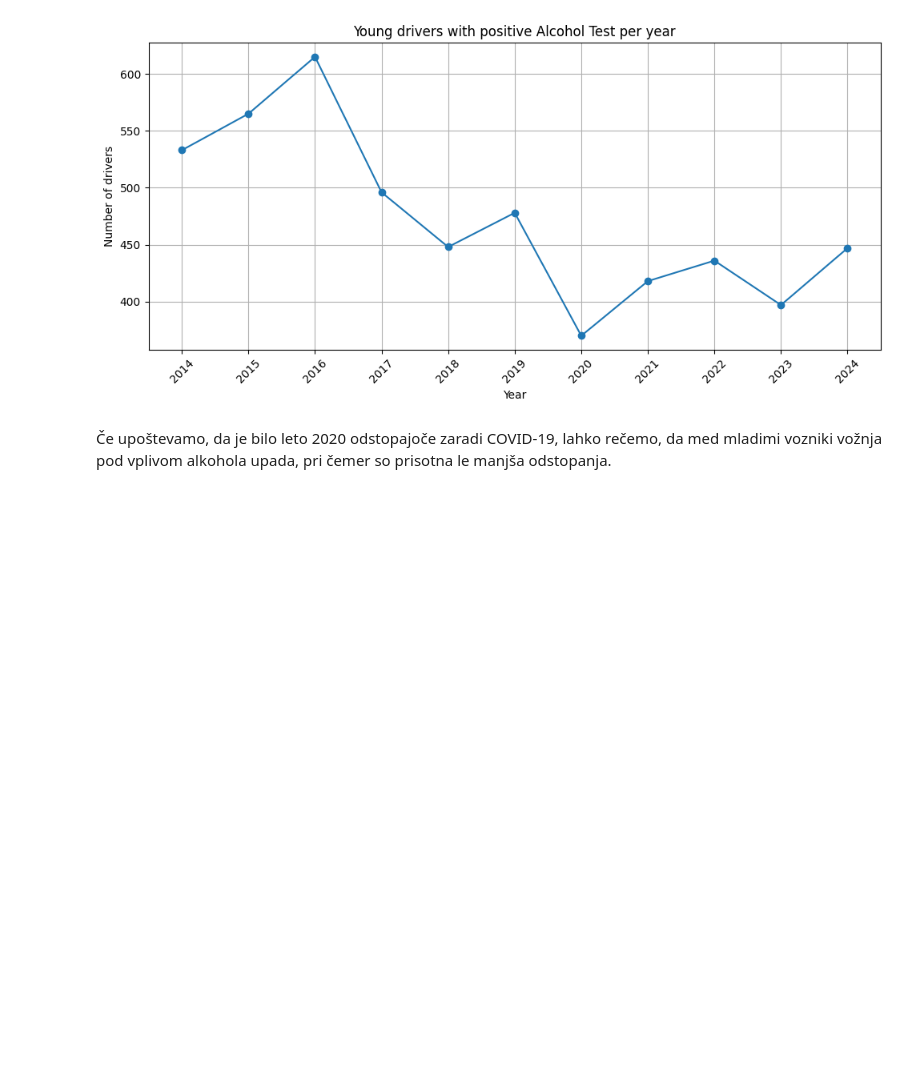
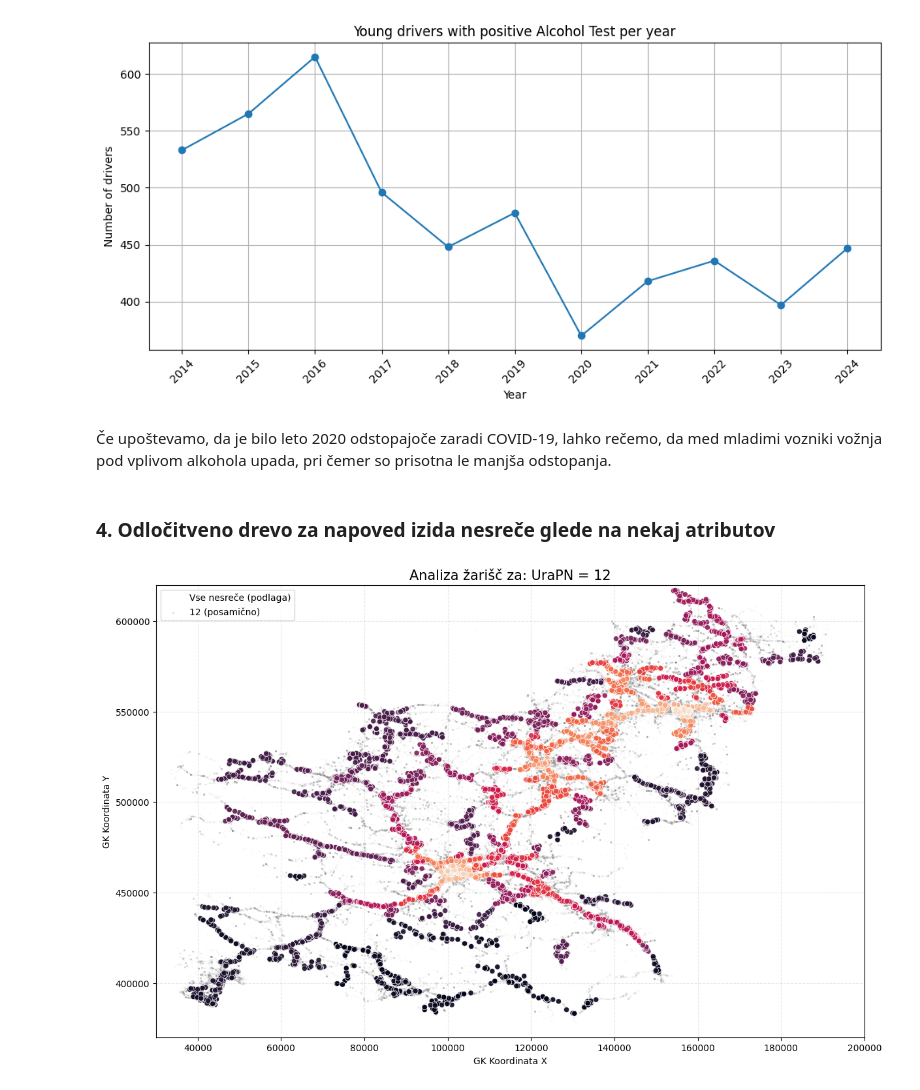
Before and after one commit to PatrikFurlan/PR2615, a Jupyter notebook: notebook.ipynb, the cells around one changed output. Cells and saved outputs as stored; diff of their text form; code cells hidden in the pictures; blank space fills up the shorter version.

```diff
--- a/notebook.ipynb
+++ b/notebook.ipynb
@@ -309,3 +318,55 @@ plt.show()
 [figure]
 # %% [markdown]
 Če upoštevamo, da je bilo leto 2020 odstopajoče zaradi COVID-19, lahko rečemo, da med mladimi vozniki vožnja pod vplivom alkohola upada, pri čemer so prisotna le manjša odstopanja.
+# %% [markdown]
+### 4. Odločitveno drevo za napoved izida nesreče glede na nekaj atributov
+# %%
+import hdbscan
+import seaborn as sns
+import matplotlib.pyplot as plt
+
+# --- NASTAVITVE ZA SPREMINJANJE ---
+# Tukaj določiš, kateri atribut in katero vrednost želiš analizirati
+target_attribute = 'UraPN'     # npr. 'Starost', 'VrednostAlkotesta', 'Spol', 'VzrokNesrece'
+#target_value = 12 # npr. vrednost, ki jo iščeš v tem stolpcu
+# Za starost lahko uporabiš npr: master_df_clean[master_df_clean['Starost'] < 25]
+
+# 1. FILTRIRANJE PODATKOV glede na tvoj "Target"
+# Izberemo samo tiste nesreče, ki ustrezajo tvojemu pogoju
+df_target = master_df_clean[(master_df_clean['UraPN'] > 0 ) & (master_df_clean['UraPN'] < 6)].copy()
+#df_target = master_df_clean[master_df_clean[target_attribute] == target_value].copy()
+
+# 2. GRUČENJE (HDBSCAN) na filtriranih podatkih
+# Opomba: Če je vzorec majhen, zmanjšaj min_cluster_size (npr. na 10 ali 15)
+clusterer = hdbscan.HDBSCAN(min_cluster_size=15, min_samples=5)
+df_target['Cluster'] = clusterer.fit_predict(df_target[['GeoKoordinataX', 'GeoKoordinataY']])
+
+# 3. VIZUALIZACIJA
+plt.figure(figsize=(14, 9))
+
+# Podlaga: Vse nesreče v sivi, da vidimo obris Slovenije
+plt.scatter(master_df_clean['GeoKoordinataX'], master_df_clean['GeoKoordinataY'],
+            color='lightgray', s=1, alpha=0.05, label='Vse nesreče (podlaga)')
+
+# Izris filtriranih gruč
+# Šum (posamični primeri tvojega targeta)
+sns.scatterplot(data=df_target[df_target.Cluster == -1],
+                x='GeoKoordinataX', y='GeoKoordinataY',
+                color='gray', s=5, alpha=0.3, label=f'{target_value} (posamično)')
+
+# Vroče točke tvojega targeta
+sns.scatterplot(data=df_target[df_target.Cluster != -1],
+                x='GeoKoordinataX', y='GeoKoordinataY',
+                hue='Cluster', palette='rocket', s=35, alpha=0.9, legend=False)
+
+plt.xlim(30000, 200000)
+plt.ylim(370000, 620000)
+
+plt.title(f'Analiza žarišč za: {target_attribute} = {target_value}', fontsize=15)
+plt.xlabel('GK Koordinata X')
+plt.ylabel('GK Koordinata Y')
+plt.grid(True, linestyle='--', alpha=0.3)
+
+plt.show()
+# %% [output]
+[figure, added]
```
Also changed, not shown: parts of 4 cells of this notebook.
